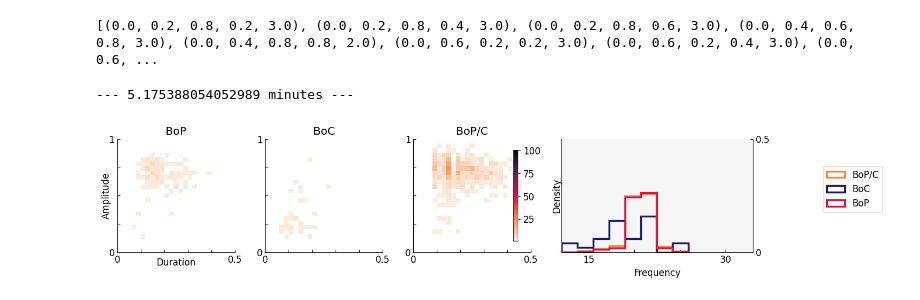
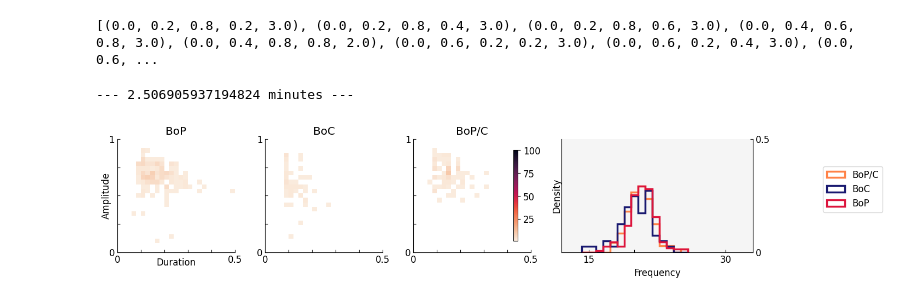
Before and after one commit to langfordzd/burst_regimes, a Jupyter notebook: walkthrough.ipynb, the cells around one changed output. Saved outputs shown, nothing was run; the diff lists cells and outputs as text; code cells hidden in the pictures.

```diff
--- a/walkthrough.ipynb
+++ b/walkthrough.ipynb
@@ -43,16 +44,16 @@ mpl.rcParams['pdf.fonttype'] = 42
 mpl.rcParams['font.size'] = 12
 # %%
 r_seed = 0
-t_num = 500
+t_num = 250
 config.t_num = t_num
 depth_point = (1, 50)
-cycles = [3, 9]
-shape = 0.4
-loc = .03 #0.03
+cycles = [2, 6]
+shape = 0.6
+loc = .03
 scale = 0.001
 distribution = ('lognorm', shape, loc, scale)
-probs = [0.3, 0.7]
+probs = [0.4, 0.6]
 trials, chars = sim.simmer(r_seed,t_num,depth_point,cycles,distribution,probs)
 config.trials = trials
-print(len(chars))
+print("Total number of bursts: " + str(len(chars)))
 # %% [output]
@@ -161,21 +142,22 @@ pool.close()
 pool.join()
 print("--- %s minutes ---" % ((time.time() - start_time) / 60))
 # %% [output]
---- 5.175388054052989 minutes ---
+--- 2.506905937194824 minutes ---
 # %%
 res = list()
 for c in cycler:
     res.append([c[0],c[1],c[2],c[3],c[4],c[5],c[6],c[7],len(c[8]),len(c[9]),len(c[10]),len(c[11])])
 res_df = pd.DataFrame(res,columns=['loc', 'chan', 'ep', 'ids', 't', 'toE',
                                'stat', 'count',
-                               'ccu','ccc','ptu','ptc'])
+                               'bocu','bocc','bopu','bopc'])#bocu is boc unique, bocc is common
+
 evals = []
 temp = res_df
 res_df['has_b'] = res_df['count']>0
 mean = res_df.groupby('toE').mean()
 unis  = res_df.groupby('toE').sum()
 cr = mean[['stat']]
-unis  = unis[['ccu','ccc','ptu','ptc','count','has_b']]
+unis  = unis[['bocu','bocc','bopu','bopc','count','has_b']]
 unis['stat'] = cr['stat']
 unis_twos = unis.iloc[twos]
 unis_threes = unis.iloc[threes]
@@ -232,7 +214,7 @@ gs.update(wspace=0.7, hspace=0.9)
 v_val = 100
 
 xtr = fig.add_subplot(gs[0:2, 0:2])
-sub = com[com['which']=='pt']
+sub = com[com['which']=='bop']
 c = sns.color_palette("rocket_r", as_cmap=True)
 xtr.hist2d(sub['duration'],sub['amp'], bins=(25, 25), cmap=c,cmin=0.1,vmin=1, vmax=v_val,
              range=[[0, 0.5], [0, 1]])
@@ -251,7 +233,7 @@ xtr.yaxis.set_label_coords(-0.05, 0.5)
 xtr.xaxis.set_label_coords(0.5, -0.05)
 ###############################################################################
 xtr = fig.add_subplot(gs[0:2, 2:4])
-sub = com[com['which']=='cc']
+sub = com[com['which']=='boc']
 p = xtr.hist2d(sub['duration'],sub['amp'], bins=(25, 25), cmap=c,cmin=0.1, vmin=1, vmax=v_val,
               range=[[0, 0.5], [0, 1]])
 xtr.set_ylim([0, 1])
@@ -278,34 +260,34 @@ xtr.spines['top'].set_visible(False)
 xtr.set_yticks([0, 0.25, 0.5, 0.75, 1])
 xtr.set_yticklabels(['0', '','','', '1'])
 xtr.set_xticks([0, 0.1, 0.2, 0.3,0.4,0.5])
 xtr.set_xticklabels(['0', '', '', '', '','0.5'])
 xtr.tick_params(axis="both",direction="in")
 xtr.set(xlabel=None,ylabel=None)
 xtr.set_title('BoP/C')
 
 qs = ['#191970','#DC143C','#FF8247']
 xtr = fig.add_subplot(gs[0:2, 6:9])
-cc = com['freq'][com['which']=='cc']
-pt = com['freq'][com['which']=='pt']
+boc = com['freq'][com['which']=='boc']
+bop = com['freq'][com['which']=='bop']
 co = com['freq'][com['which']=='co']
-xtr.hist([pt,cc,co], 15, histtype='step', stacked=False, fill=False,
+xtr.hist([bop,boc,co], 15, histtype='step', stacked=False, fill=False,
             color=[qs[1],qs[0],qs[2]], density=True, label=['BoP','BoC','BoP/C'],
             linewidth=2.5)
 xtr.legend(bbox_to_anchor=(1.7, 0.8))
 xtr.set_ylim([0, 0.5])
 xtr.set_xlim([12, 33])
 xtr.spines['left'].set_visible(True)
 xtr.spines['top'].set_visible(False)
 xtr.yaxis.tick_right()
 xtr.yaxis.set_label_position("right")
 xtr.set_yticks([0, 0.5])
 xtr.set_yticklabels(['0', '0.5'])
 xtr.set_xticks([15, 20, 25, 30])
 xtr.set_xticklabels(['15', '', '', '30'])
 xtr.tick_params(axis="both",direction="in")
 xtr.set(ylabel='Density',xlabel='Frequency')
 xtr.yaxis.set_label_coords(-0.05, 0.5)
 xtr.set_facecolor('whitesmoke')
 plt.show()
 # %% [output]
-[figure, old version]
+[figure, new version]
```
Also changed, not shown: parts of 7 cells of this notebook.
